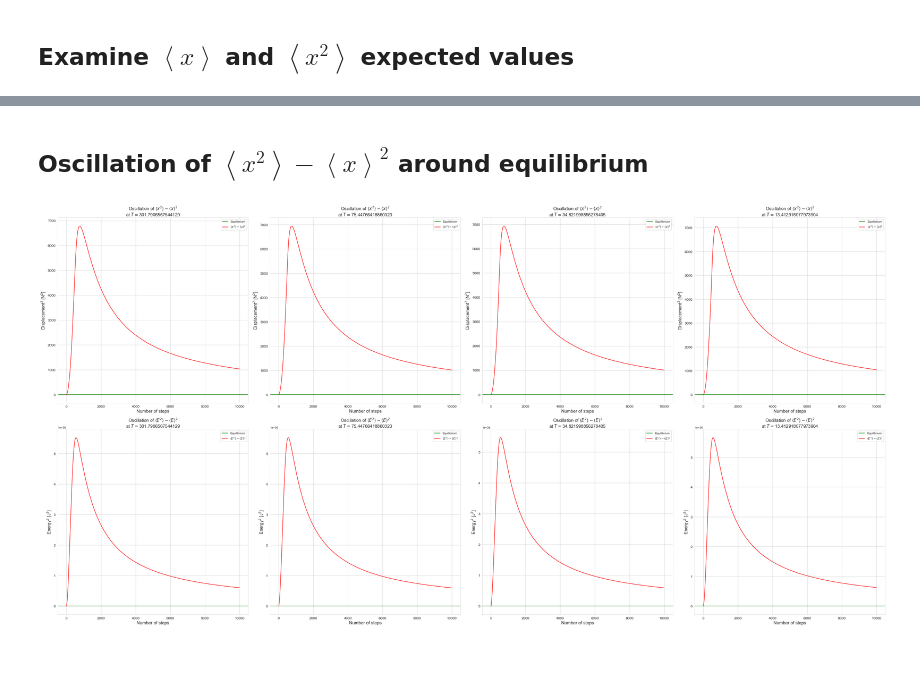
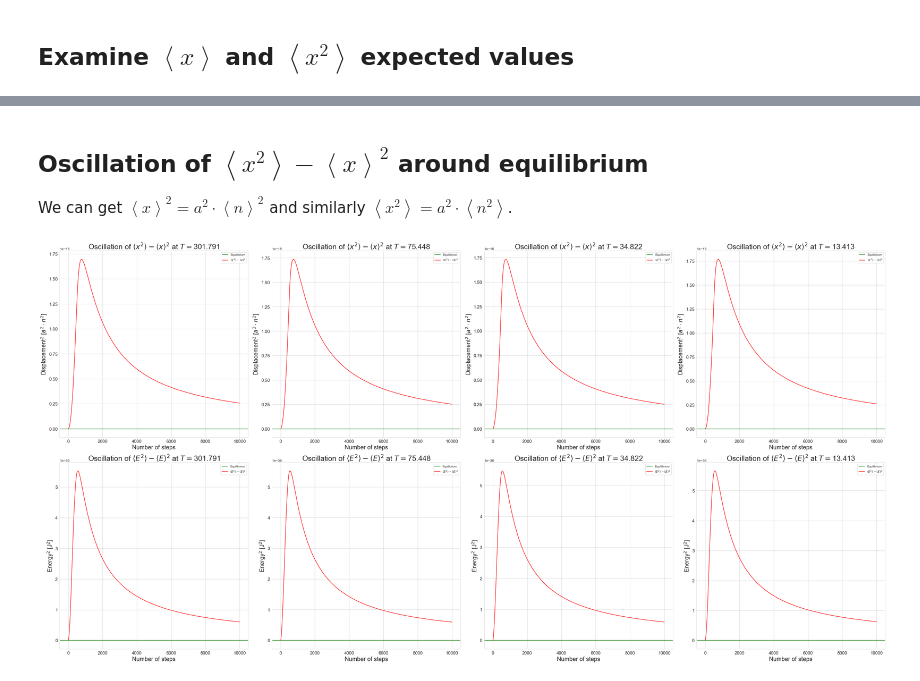
Before and after one commit to masterdesky/ELTE-stochastic-processes-2019, a Jupyter notebook: Lecture 4/Stochastic processes 4..ipynb, the cells around one changed output, grey strips where cells are left out. Cells and saved outputs as stored; diff of their text form; code cells hidden in the pictures; blank space fills up the shorter version.

```diff
--- a/Lecture 4/Stochastic processes 4..ipynb
+++ b/Lecture 4/Stochastic processes 4..ipynb
@@ -233,6 +233,9 @@ step_indeces = np.asarray([i for i in range(0,steps+1)])
 nrows = 5
 ncols = 5
 fig, axes = plt.subplots(nrows=nrows, ncols=ncols, figsize=(50,50))
+
+titlesize=25
+axislabelsize=18
 
 for i in range(0,nrows):
     for j in range(0,ncols):
@@ -242,14 +245,14 @@ for i in range(0,nrows):
 
         axes[i][j].set_title('Discrete energy level propagation at $T =${0:.3f} K\nStarting point at level {1}'.format(1 / (choosen_beta * k_B),
                                                                                                                        -250 + (i*nrows + j) * 20),
-                             fontsize=15)
+                             fontsize=titlesize)
 
-        axes[i][j].set_xlabel('Number of steps [$N$]', fontsize=18)
-        axes[i][j].set_ylabel('Distance from $x = 0$', fontsize=18)
+        axes[i][j].set_xlabel('Number of steps [$N$]', fontsize=axislabelsize)
+        axes[i][j].set_ylabel('Energy level [$n$]', fontsize=axislabelsize)
 
-        axes[i][j].tick_params(axis='both', which='major', labelsize=10)
+        axes[i][j].tick_params(axis='both', which='major', labelsize=18)
 
-        axes[i][j].legend(fontsize=10)
+        axes[i][j].legend(fontsize=15)
 
 fig.tight_layout()
 plt.show()
@@ -259,6 +262,9 @@ plt.show()
 nrows = 5
 ncols = 5
 fig, axes = plt.subplots(nrows=nrows, ncols=ncols, figsize=(50,50))
+
+titlesize=20
+axislabelsize=15
 
 for i in range(0,nrows):
     for j in range(0,ncols):
@@ -268,15 +274,15 @@ for i in range(0,nrows):
 
         axes[i][j].set_title('Discrete energy levels at $T =${0:.3f} K\nStarting point at level {1}'.format(1 / (choosen_beta * k_B),
                                                                                                                        -250 + (i*nrows + j) * 20),
-                             fontsize=15)
+                             fontsize=titlesize)
 
-        axes[i][j].set_xlabel('Number of steps [$N$]', fontsize=18)
-        axes[i][j].set_ylabel('Energy [J]', fontsize=18)
+        axes[i][j].set_xlabel('Number of steps [$N$]', fontsize=axislabelsize)
+        axes[i][j].set_ylabel('Energy [J]', fontsize=axislabelsize)
 
-        axes[i][j].tick_params(axis='both', which='major', labelsize=10)
-        axes[i][j].yaxis.get_offset_text().set_fontsize(8)
+        axes[i][j].tick_params(axis='both', which='major', labelsize=15)
+        axes[i][j].yaxis.get_offset_text().set_fontsize(10)
 
-        axes[i][j].legend(fontsize=10)
+        axes[i][j].legend(fontsize=15)
 
 fig.tight_layout()
 plt.show()
@@ -416,18 +442,20 @@ plt.show()
 # %% [markdown]
 ## Oscillation of $\left< x^{2} \right> - \left< x \right>^{2}$ around equilibrium
+
+We can get $\left< x \right>^{2} = a^{2} \cdot \left< n \right>^{2}$ and similarly $\left< x^{2} \right> = a^{2} \cdot \left< n^{2} \right>$.
 # %%
 oscillation_levels = {}
 oscillation_energy = {}
 for i in range(0, len(means_energy_expected)):
-    oscillation_levels[str(i+1)] = means_levels_expected_squared[str(i+1)] - means_levels_expected[str(i+1)]**2
+    oscillation_levels[str(i+1)] = means_levels_expected_squared[str(i+1)] * a**2 - means_levels_expected[str(i+1)]**2 * a**2
     oscillation_energy[str(i+1)] = means_energy_expected_squared[str(i+1)] - means_energy_expected[str(i+1)]**2
 # %%
 nrows = 2
 ncols = 4
 fig, axes = plt.subplots(nrows=nrows, ncols=ncols, figsize=(40,20))
 
-titlesize = 15
-axislabelsize = 15
+titlesize = 25
+axislabelsize = 20
 
 # Initialize graphs with equilibrium line and axis subtitles
 for i in range(0,nrows):
@@ -436,36 +464,36 @@ for i in range(0,nrows):
 
         axes[i][j].set_xlabel('Number of steps', fontsize=axislabelsize)
 
-        axes[i][j].tick_params(axis='both', which='major', labelsize=12)
-        axes[i][j].yaxis.get_offset_text().set_fontsize(10)
+        axes[i][j].tick_params(axis='both', which='major', labelsize=15)
+        axes[i][j].yaxis.get_offset_text().set_fontsize(12)
 
 # Oscillation of energy levels (this is the <x^2> - <x>^2 expected value)
 for j in range(0,4):
     axes[0][j].plot(step_indeces, oscillation_levels[str(j+1)],
                     c='red', label='$\\left< x^{2} \\right> - \\left< x \\right>^{2}$')
 
-    axes[0][j].set_title('Oscillation of $\\left< x^2 \\right> - \\left< x \\right>^2$\nat $T = ${0}'.format(1 / (betas[str(j+1)] * k_B)),
+    axes[0][j].set_title('Oscillation of $\\left< x^2 \\right> - \\left< x \\right>^2$ at $T = ${0:.3f}'.format(1 / (betas[str(j+1)] * k_B)),
                          fontsize=titlesize)
 
-    axes[0][j].set_ylabel('Displacement$^{2}$ [N$^{2}$]', fontsize=axislabelsize)
+    axes[0][j].set_ylabel('Displacement$^{2}$ [$a^{2} \\cdot n^{2}$]', fontsize=axislabelsize)
 
 
 # Mean of actual occupied energies (this is the <E^2> - <E>^2 expected value)
 for j in range(0,4):
     axes[1][j].plot(step_indeces, oscillation_energy[str(j+1)],
                       c='red', label='$\\left< E^{2} \\right> - \\left< E \\right>^{2}$')
 
-    axes[1][j].set_title('Oscillation of $\\left< E^2 \\right> - \\left< E \\right>^2$\nat $T = ${0}'.format(1 / (betas[str(j+1)] * k_B)),
+    axes[1][j].set_title('Oscillation of $\\left< E^2 \\right> - \\left< E \\right>^2$ at $T = ${0:.3f}'.format(1 / (betas[str(j+1)] * k_B)),
                            fontsize=titlesize)
 
     axes[1][j].set_ylabel('Energy$^{2}$ [J$^{2}$]', fontsize=axislabelsize)
 
 # Add legends on graphs
 for i in range(0,nrows):
     for j in range(0,ncols):
         axes[i][j].legend(fontsize=10)
 
 fig.tight_layout()
 plt.show()
 # %% [output]
-[figure, old version]
+[figure, new version]
```
Also changed, not shown: parts of 7 cells of this notebook, 11 other files.
